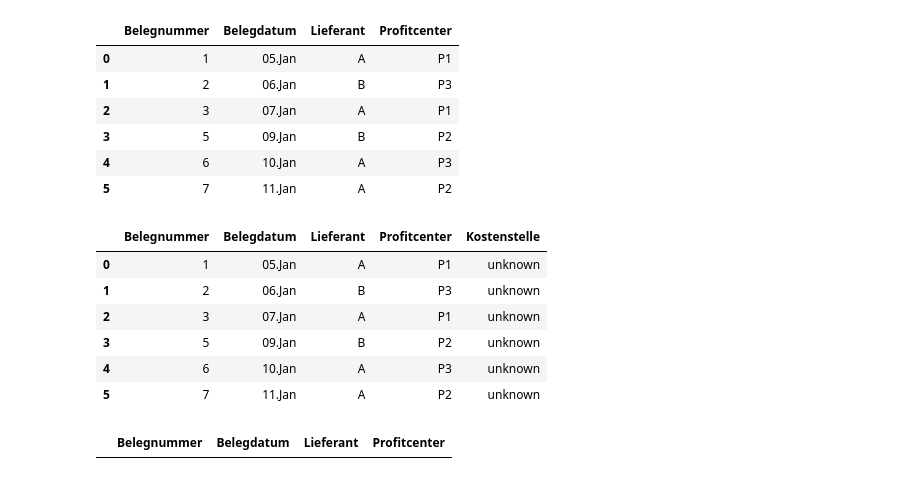
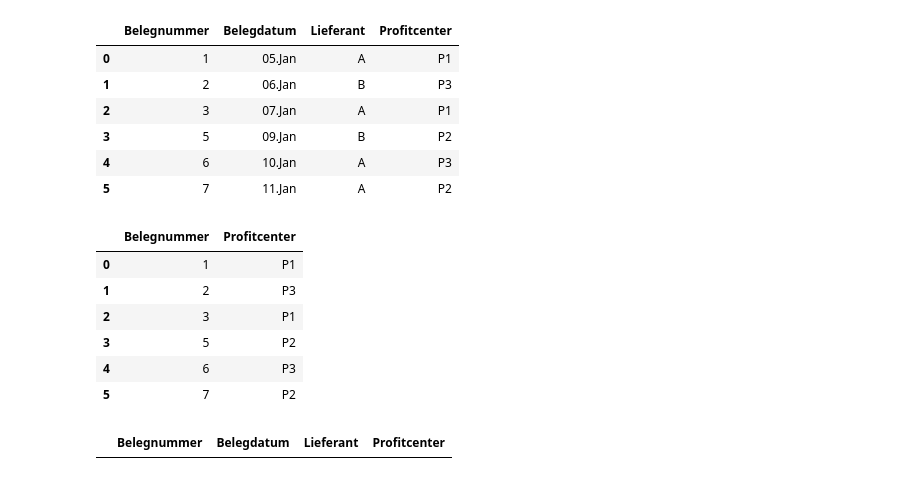
Before and after one commit to oilyshelf/AutomaModela, a Jupyter notebook: Notebooks/bpmn.ipynb, the cells around one changed output. Cells and saved outputs as stored; diff of their text form; code cells hidden in the pictures.

```diff
--- a/Notebooks/bpmn.ipynb
+++ b/Notebooks/bpmn.ipynb
@@ -158,6 +158,7 @@ class FunctionParser():
         self.regex_int = re.compile(r"(\d*)")
         self.regex_float = re.compile(r'(\d*\.\d*)')
         self.regex_opt = re.compile(r'([\w\d]+[\s]*)=([\s]*[\w\d".]+)')
+        self.regex_plain = re.compile(r'(?!;+)(?!\s)[\w\d .,!?()""]+')
 
     def determine_par_type(self, parameter:str)->dict:
         if self.regex_string.fullmatch(parameter) is not None:
@@ -169,6 +170,8 @@ class FunctionParser():
         elif self.regex_opt.fullmatch(parameter) is not None:
             parts = [s.strip() for s in  parameter.split("=")]
             return {**self.determine_par_type(parts[-1]), "optional":True, "opt_name":parts[0]}
+        elif self.regex_plain.fullmatch(parameter) is not None:
+            return {"parameter":parameter, "type":"plain_text", "string":parameter}
         else:
             return {"parameter":None, "type":"not supported Datatype", "string":parameter}
 
@@ -198,6 +201,13 @@ class FunctionParser():
                 res[entry.get("opt_name")] = entry.get("parameter")
         return res
 
+    def parameterlist_mapper(self, parameters:List[dict], ensure_type:str = None):
+        res = []
+        for par in parameters:
+            assert ensure_type is None or par.get("type") == ensure_type, f"Given Parameters are not matchin function call {par} is not an {ensure_type}"
+            res.append(par.get("parameter"))
+        return res
+
 
 fp = FunctionParser()
 
@@ -209,7 +219,9 @@ strings = ['loadExcel("test.xlsx")',
           "test(1,2",
           'addColumne("no_name"; 2.2)',
           'test("hi"; 2.2;2;"du bastard,")',
-          'filter(A.notnull())']
+          'filter(A.notnull())',
+          "select(A; B; C)",
+          'select(A; "B"; C; 0.1)']
 
 for s in strings:print(fp.parse(s))
 # %% [output]
@@ -271,6 +285,14 @@ class FilterStrategy(TransformationStrategy):
     def transform(self,df:pd.DataFrame)->pd.DataFrame:
         df = df.query(self.query)
         return df
+
+class SelectStrategy(TransformationStrategy):
+
+    def __init__(self, cols:List[str]) -> None:
+        self.cols = cols
+
+    def transform(self, df:pd.DataFrame)->pd.DataFrame:
+        return df[self.cols]
 # %%
 class BAF():
     def __init__(self):
@@ -283,20 +305,27 @@ class BAF():
             case {"name":"doNothing", "parameters":None}:
                 return DoNothingStrategy()
             case {"name":"loadExcel", "parameters":[{"parameter":x, "type":"str"},*rest]}:
-                opt_par = parser.optional_mapper(rest)
+                opt_par = self.parser.optional_mapper(rest)
                 return LoadExcelStrategy(x, **opt_par)
             case {"name":"saveExcel", "parameters":[{"parameter":x, "type":"str"}, *rest]}:
-                opt_par = parser.optional_mapper(rest)
+                opt_par = self.parser.optional_mapper(rest)
                 return SaveExcelStrategy(x,**opt_par)
             case {"name":"dotOperation", "parameters":[{"parameter":x, "type":"code"}]}:
                 return SaveExcelStrategy(x)
-            case {"name":"filter", "parameters":[{"string":x}]}:
-                print(x)
+            case {"name":"filter", "parameters":[{"parameter":x, "type":"plain_text"}]}:
                 return FilterStrategy(x)
+            case {"name":"select", "parameters":[*pars]}:
+                print(self.parser.parameterlist_mapper(pars, ensure_type="plain_text"))
+                return SelectStrategy(pars)
 
             case _:
                 return None
 
 b = BAF()
-print(b.get_strategy('loadExcel("test.xslx")'))
+# print(b.get_strategy('loadExcel("test.xslx")'))
+for s in strings:
+    try:
+        print(b.get_strategy(s))
+    except Exception as e:
+        print(e)
 # %% [output]
@@ -681,15 +725,15 @@ s.transform(df)
 | 4 | 6 | 10.Jan | A | P3 |
 | 5 | 7 | 11.Jan | A | P2 |
 # %%
-df.eval('Kostenstelle = "unknown"', engine="python")
+SelectStrategy(["Belegnummer", "Profitcenter"]).transform(df)
 # %% [output]
-|  | Belegnummer | Belegdatum | Lieferant | Profitcenter | Kostenstelle |
-| 0 | 1 | 05.Jan | A | P1 | unknown |
-| 1 | 2 | 06.Jan | B | P3 | unknown |
-| 2 | 3 | 07.Jan | A | P1 | unknown |
-| 3 | 5 | 09.Jan | B | P2 | unknown |
-| 4 | 6 | 10.Jan | A | P3 | unknown |
-| 5 | 7 | 11.Jan | A | P2 | unknown |
+|  | Belegnummer | Profitcenter |
+| 0 | 1 | P1 |
+| 1 | 2 | P3 |
+| 2 | 3 | P1 |
+| 3 | 5 | P2 |
+| 4 | 6 | P3 |
+| 5 | 7 | P2 |
 # %%
 table2 = """Cost Center;NGC Cost Center;Department;Department Description
 K1 N2 D A
```
Also changed, not shown: parts of 6 cells of this notebook, 13 other files.
